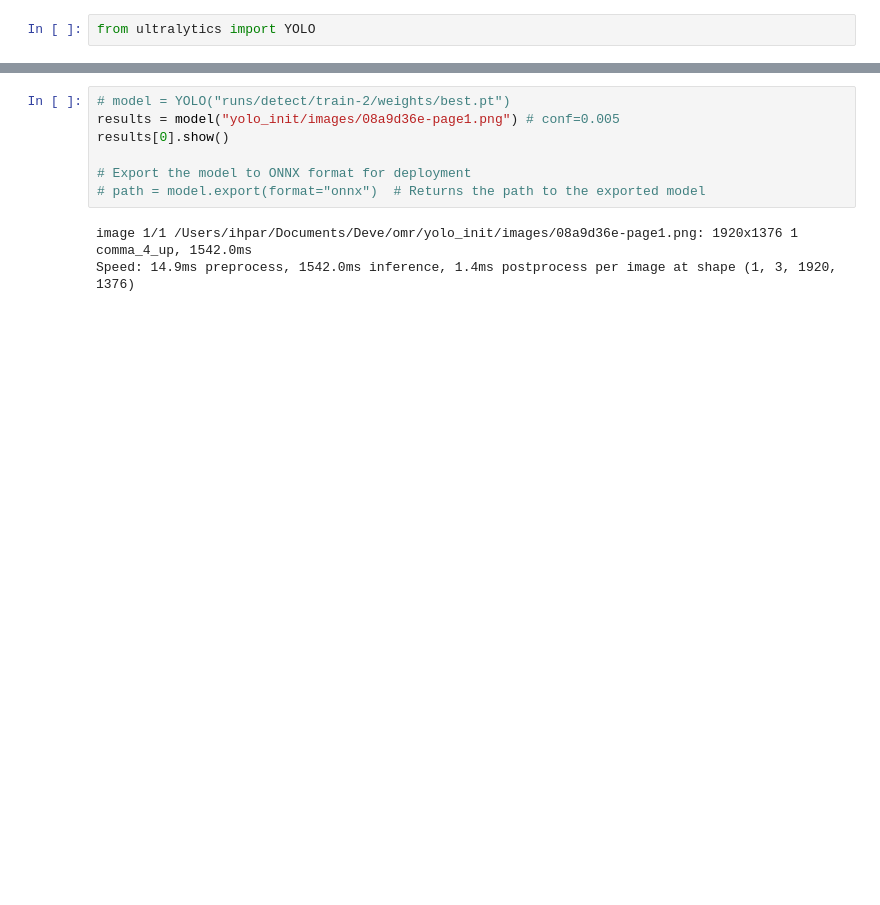
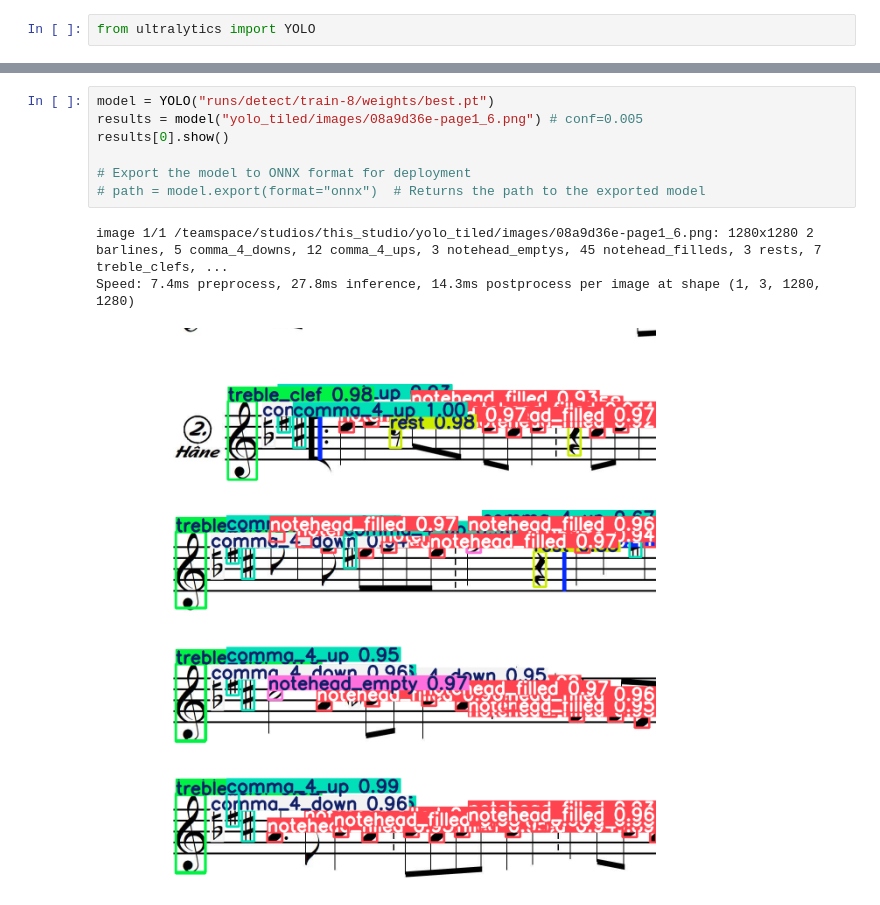
Before and after one commit to ihpar/tmm_omr, a Jupyter notebook: yolo.ipynb, the cells around one changed output, grey strips where cells are left out. Cells and saved outputs as stored; diff of their text form; blank space fills up the shorter version.

```diff
--- a/yolo.ipynb
+++ b/yolo.ipynb
@@ -52,10 +17,11 @@ Results saved to /Users/ihpar/Documents/Deve/omr/runs/detect/val
 # %%
-# model = YOLO("runs/detect/train-2/weights/best.pt")
-results = model("yolo_init/images/08a9d36e-page1.png") # conf=0.005
+model = YOLO("runs/detect/train-8/weights/best.pt")
+results = model("yolo_tiled/images/08a9d36e-page1_6.png") # conf=0.005
 results[0].show()
 
 # Export the model to ONNX format for deployment
 # path = model.export(format="onnx")  # Returns the path to the exported model
 # %% [output]
-image 1/1 /Users/ihpar/Documents/Deve/omr/yolo_init/images/08a9d36e-page1.png: 1920x1376 1 comma_4_up, 1542.0ms
-Speed: 14.9ms preprocess, 1542.0ms inference, 1.4ms postprocess per image at shape (1, 3, 1920, 1376)
+image 1/1 /teamspace/studios/this_studio/yolo_tiled/images/08a9d36e-page1_6.png: 1280x1280 2 barlines, 5 comma_4_downs, 12 comma_4_ups, 3 notehead_emptys, 45 notehead_filleds, 3 rests, 7 treble_clefs, ...
+Speed: 7.4ms preprocess, 27.8ms inference, 14.3ms postprocess per image at shape (1, 3, 1280, 1280)
+[figure, added]
```
Also changed, not shown: parts of 2 cells of this notebook, 29 other files.
